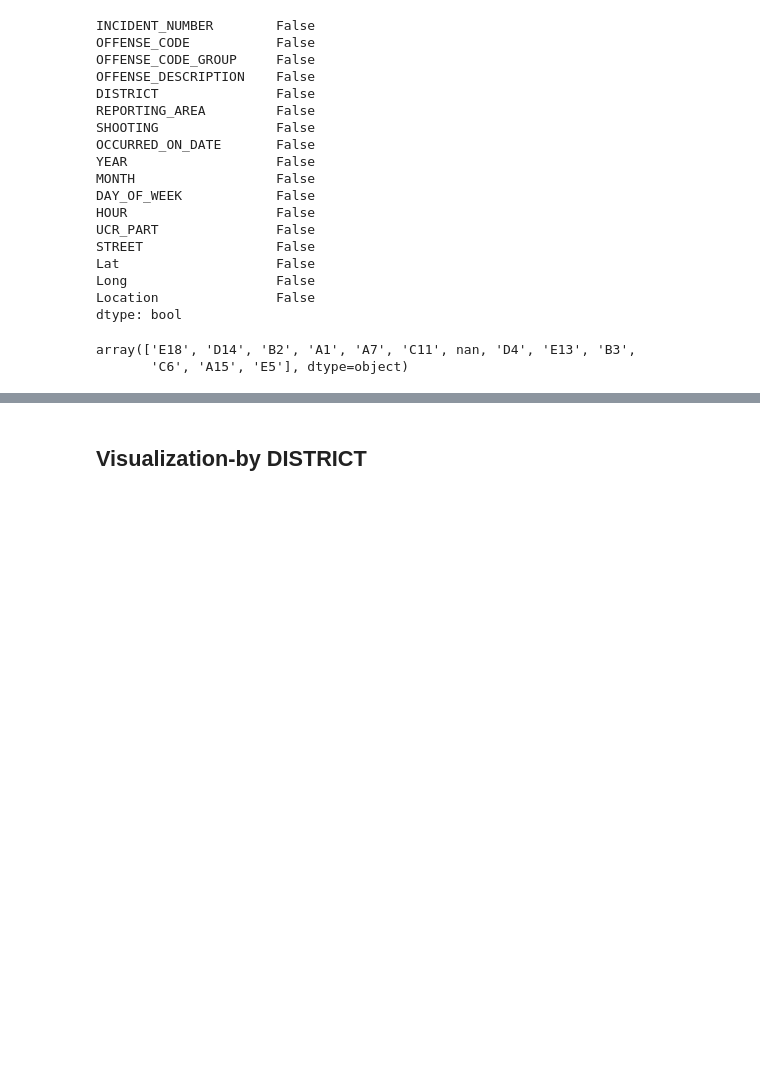
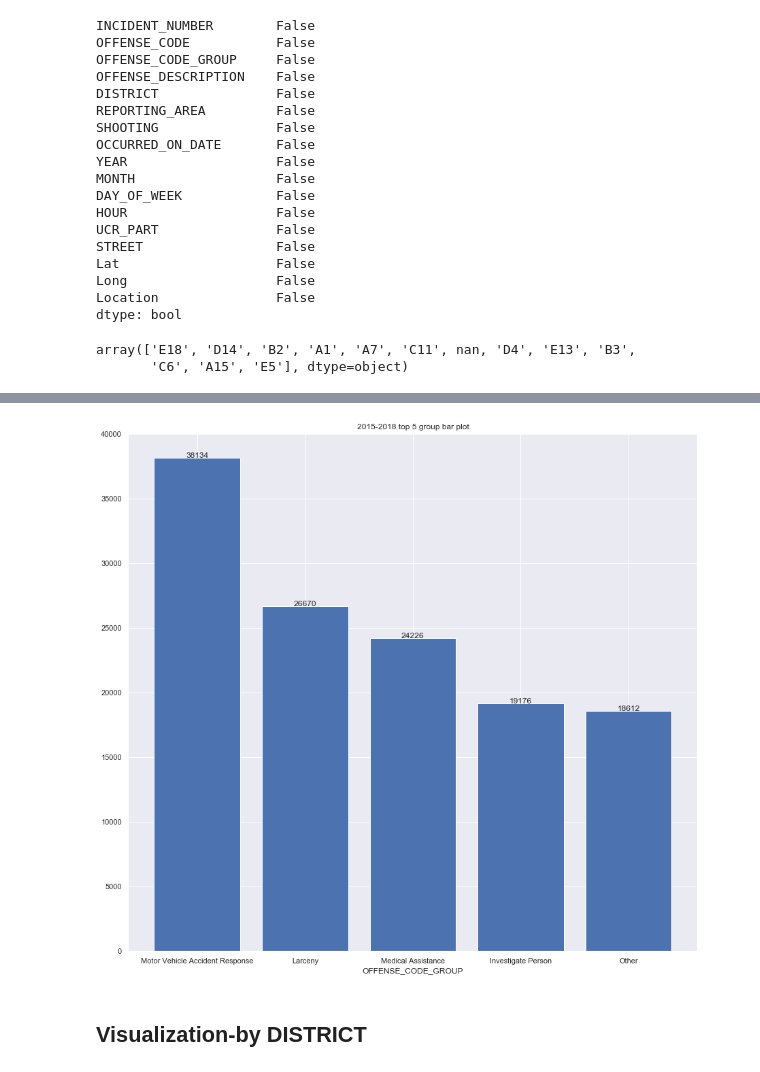
Before and after one commit to azfighter19961020/Kaggle-crime, a Jupyter notebook: crime.ipynb, the cells around one changed output, grey strips where cells are left out. Saved outputs shown, nothing was run; the diff lists cells and outputs as text; code cells hidden in the pictures; blank space fills up the shorter version.

```diff
--- a/crime.ipynb
+++ b/crime.ipynb
@@ -42,0 +46,10 @@ array(['E18', 'D14', 'B2', 'A1', 'A7', 'C11', nan, 'D4', 'E13', 'B3',
+# %%
+offense=pd.pivot_table(original.loc[:,['OFFENSE_CODE_GROUP','YEAR','OFFENSE_CODE']],index='OFFENSE_CODE_GROUP', \
+              columns='YEAR',aggfunc=np.count_nonzero)
+# %%
+summary=pd.DataFrame(offense.apply(np.sum,axis=1))
+summary=summary.rename(columns={0:'total'})
+# %%
+sumsort=summary.sort_values(by='total',ascending=False)
+top5=sumsort.iloc[0:5,:]
+top5
@@ -43,3 +64,18 @@ array(['E18', 'D14', 'B2', 'A1', 'A7', 'C11', nan, 'D4', 'E13', 'B3',
+# %%
+sns.set()
+p0=plt.figure(figsize=(15,14))
+plt.title(r'2015-2018 top 5 group bar plot')
+plt.bar(range(top5.index.shape[0]),top5.loc[:,'total'])
+plt.xlabel('OFFENSE_CODE_GROUP')
+plt.xticks(range(top5.index.shape[0]),top5.index)
+x=np.arange(top5.index.shape[0])
+y=np.array(top5['total'])
+for i,j in zip(x,y):
+    plt.text(i,j,'%d'%j,ha='center')
+p0.savefig('./top5_group_bar.png')
+plt.show()
+# %% [output]
+[figure, added]
 # %% [markdown]
 ## Visualization-by DISTRICT
 # %%
```
Also changed, not shown: parts of 49 cells of this notebook.
